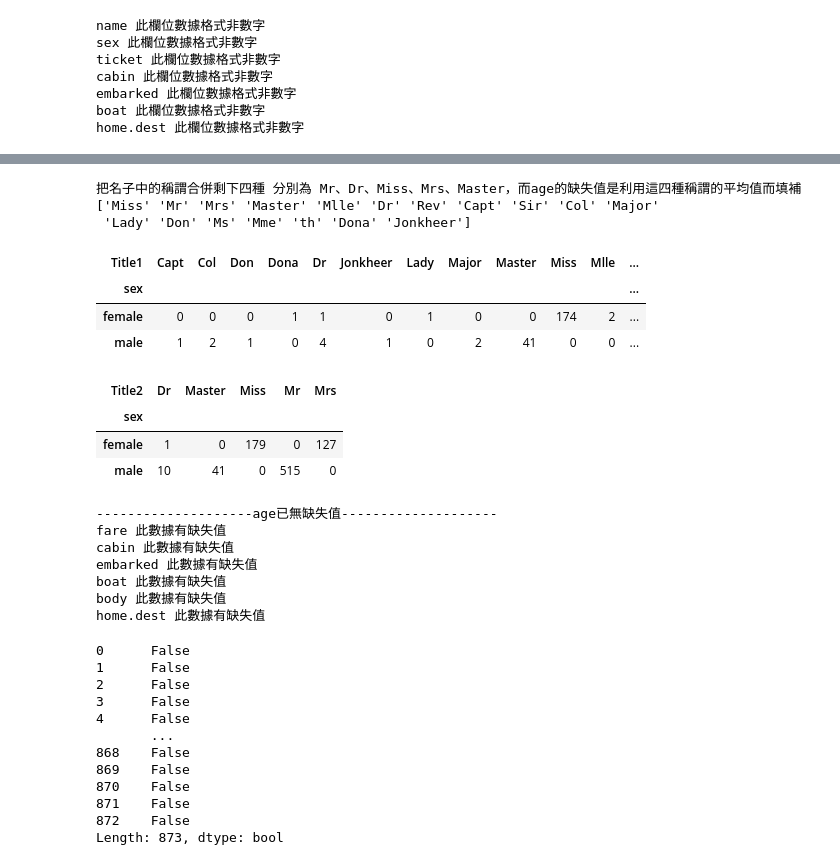
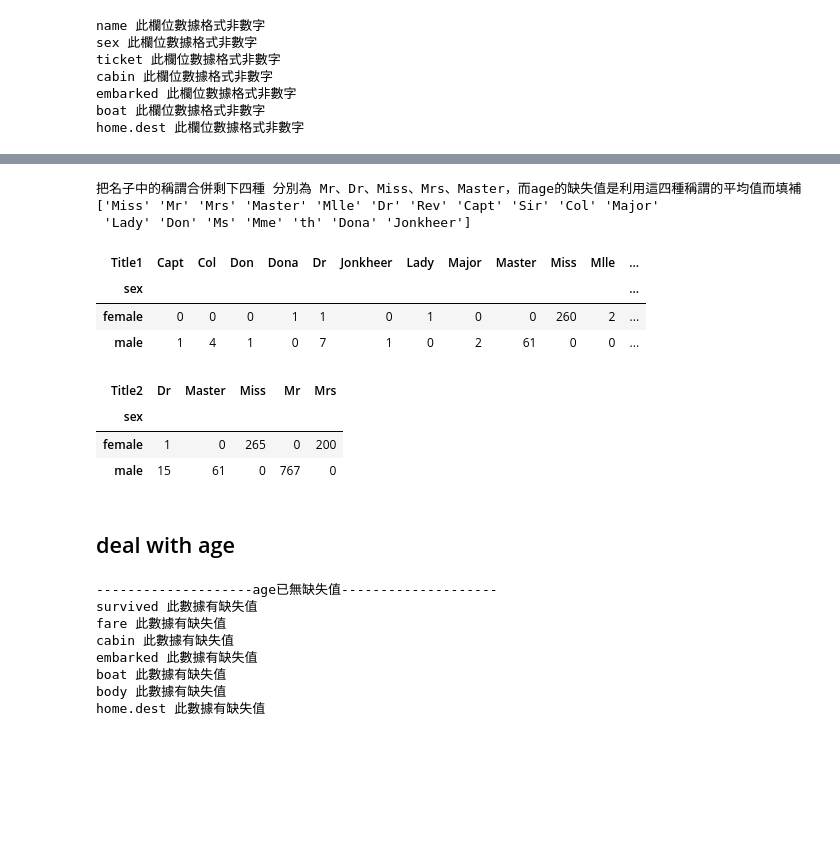
Before and after one commit to autotntfan/Design-practice-and-applications-of-machine-learning, a Jupyter notebook: HW10/HW10.ipynb, the cells around one changed output, grey strips where cells are left out. Drawn from its saved outputs; the diff is of its cells as text; code cells hidden in the pictures; blank space fills up the shorter version.

```diff
--- a/HW10/HW10.ipynb
+++ b/HW10/HW10.ipynb
@@ -185,7 +223,7 @@ null home.dest
 # %%
-for i,data in enumerate(titan.dtypes):
-    if(data == "object"):
-        print(titan.columns.values[i],"此欄位數據格式非數字")
+for i,dty in enumerate(data.dtypes):
+    if(dty == "object"):
+        print(data.columns.values[i],"此欄位數據格式非數字")
     else:
         continue
 # %% [output]
@@ -211,11 +237,11 @@ sns.countplot(titan['pclass'], hue=titan['survived'])
 # %%
 #print("----------------填補 age 的缺失值--------------------")
 print("把名子中的稱謂合併剩下四種 分別為 Mr、Dr、Miss、Mrs、Master，而age的缺失值是利用這四種稱謂的平均值而填補")
-titan['Title1'] = titan['name'].str.split(", ",expand=True)[1]
-titan['Title1'] = titan['Title1'].str.split(". ",expand=True)[0]
-print(titan['Title1'].unique())
+data['Title1'] = data['name'].str.split(", ",expand=True)[1]
+data['Title1'] = data['Title1'].str.split(". ",expand=True)[0]
+print(data['Title1'].unique())
 
-pd.crosstab(titan['Title1'],titan['sex']).T.style.background_gradient(cmap='summer_r')
+pd.crosstab(data['Title1'],data['sex']).T.style.background_gradient(cmap='summer_r')
 # pd.crosstab(data['Title1'],data['survived']).T.style.background_gradient(cmap='summer_r')
 # %% [output]
 把名子中的稱謂合併剩下四種 分別為 Mr、Dr、Miss、Mrs、Master，而age的缺失值是利用這四種稱謂的平均值而填補
@@ -223,20 +249,22 @@ pd.crosstab(titan['Title1'],titan['sex']).T.style.background_gradient(cmap='summ
  'Lady' 'Don' 'Ms' 'Mme' 'th' 'Dona' 'Jonkheer']
 | Title1 | Capt | Col | Don | Dona | Dr | Jonkheer | Lady | Major | Master | Miss | Mlle | ... |
 | sex |  |  |  |  |  |  |  |  |  |  |  | ... |
-| female | 0 | 0 | 0 | 1 | 1 | 0 | 1 | 0 | 0 | 174 | 2 | ... |
-| male | 1 | 2 | 1 | 0 | 4 | 1 | 0 | 2 | 41 | 0 | 0 | ... |
+| female | 0 | 0 | 0 | 1 | 1 | 0 | 1 | 0 | 0 | 260 | 2 | ... |
+| male | 1 | 4 | 1 | 0 | 7 | 1 | 0 | 2 | 61 | 0 | 0 | ... |
 # %%
-titan['Title2'] = titan['Title1'].replace(['Mlle','Mme','Ms','Major','Lady','th','Don','Col','Capt','Dona','Jonkheer','Rev','Sir'],
+data['Title2'] = data['Title1'].replace(['Mlle','Mme','Ms','Major','Lady','th','Don','Col','Capt','Dona','Jonkheer','Rev','Sir'],
                                         ['Miss','Miss','Miss','Dr','Mrs','Mrs','Mr','Dr','Dr','Mrs','Mr','Mr','Dr'])
 
-pd.crosstab(titan['Title2'],titan['sex']).T.style.background_gradient(cmap='summer_r')
+pd.crosstab(data['Title2'],data['sex']).T.style.background_gradient(cmap='summer_r')
 # %% [output]
 | Title2 | Dr | Master | Miss | Mr | Mrs |
 | sex |  |  |  |  |  |
-| female | 1 | 0 | 179 | 0 | 127 |
-| male | 10 | 41 | 0 | 515 | 0 |
+| female | 1 | 0 | 265 | 0 | 200 |
+| male | 15 | 61 | 0 | 767 | 0 |
+# %% [markdown]
+## deal with age
 # %%
-data=titan
+
 mask =  (data['age'].isnull()) & ( (data['name'].str.contains("Mrs")) | (data['name'].str.contains("Miss") |
                                                                          (data['name'].str.contains("Ms"))) )
 mask2 = ( (data['name'].str.contains("Mrs")) | (data['name'].str.contains("Miss")) |
@@ -260,24 +288,10 @@ for i in range(len(Truthtable)):
         print(data.columns.values[i],"此數據有缺失值")
 # %% [output]
 --------------------age已無缺失值--------------------
+survived 此數據有缺失值
 fare 此數據有缺失值
 cabin 此數據有缺失值
 embarked 此數據有缺失值
 boat 此數據有缺失值
 body 此數據有缺失值
 home.dest 此數據有缺失值
-# %%
-mask
-# %% [output]
-0      False
-1      False
-2      False
-3      False
-4      False
-       ...
-868    False
-869    False
-870    False
-871    False
-872    False
-Length: 873, dtype: bool
```
Also changed, not shown: parts of 29 cells of this notebook, 4 other files.
